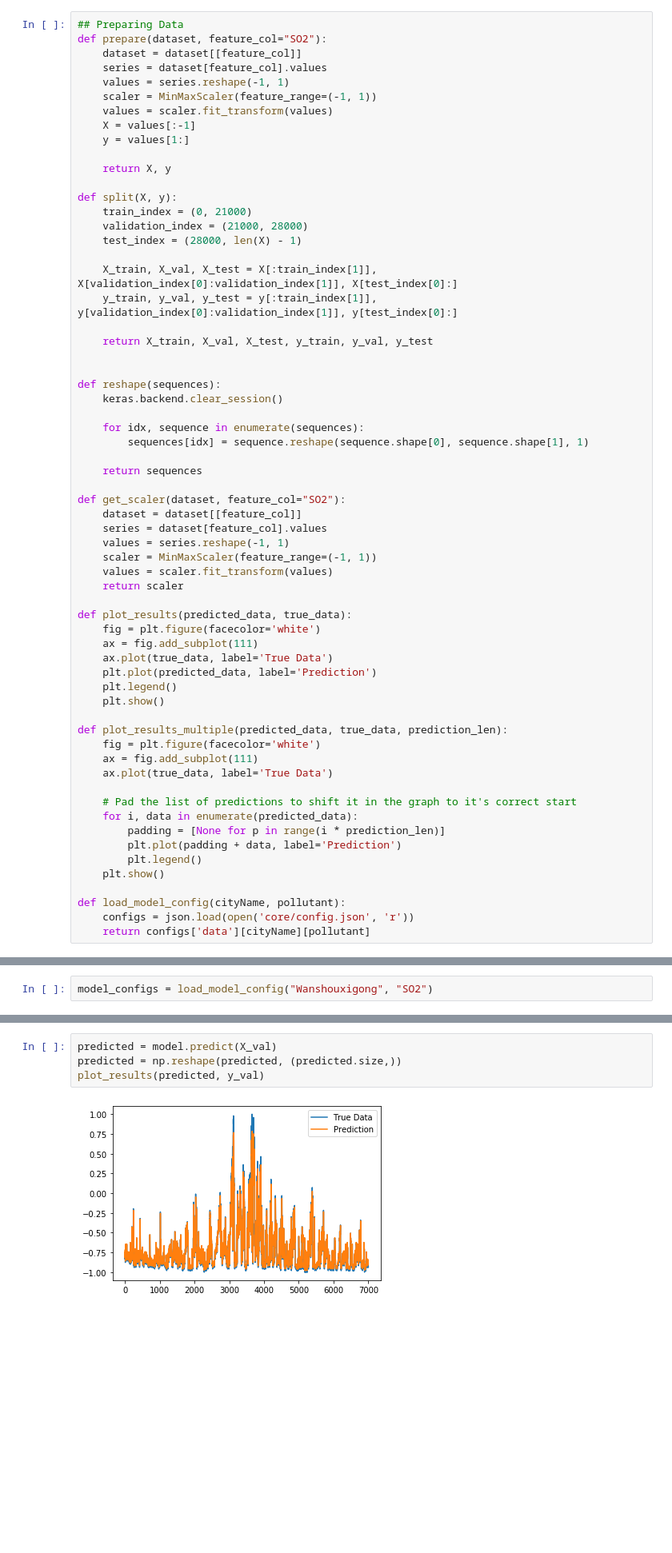
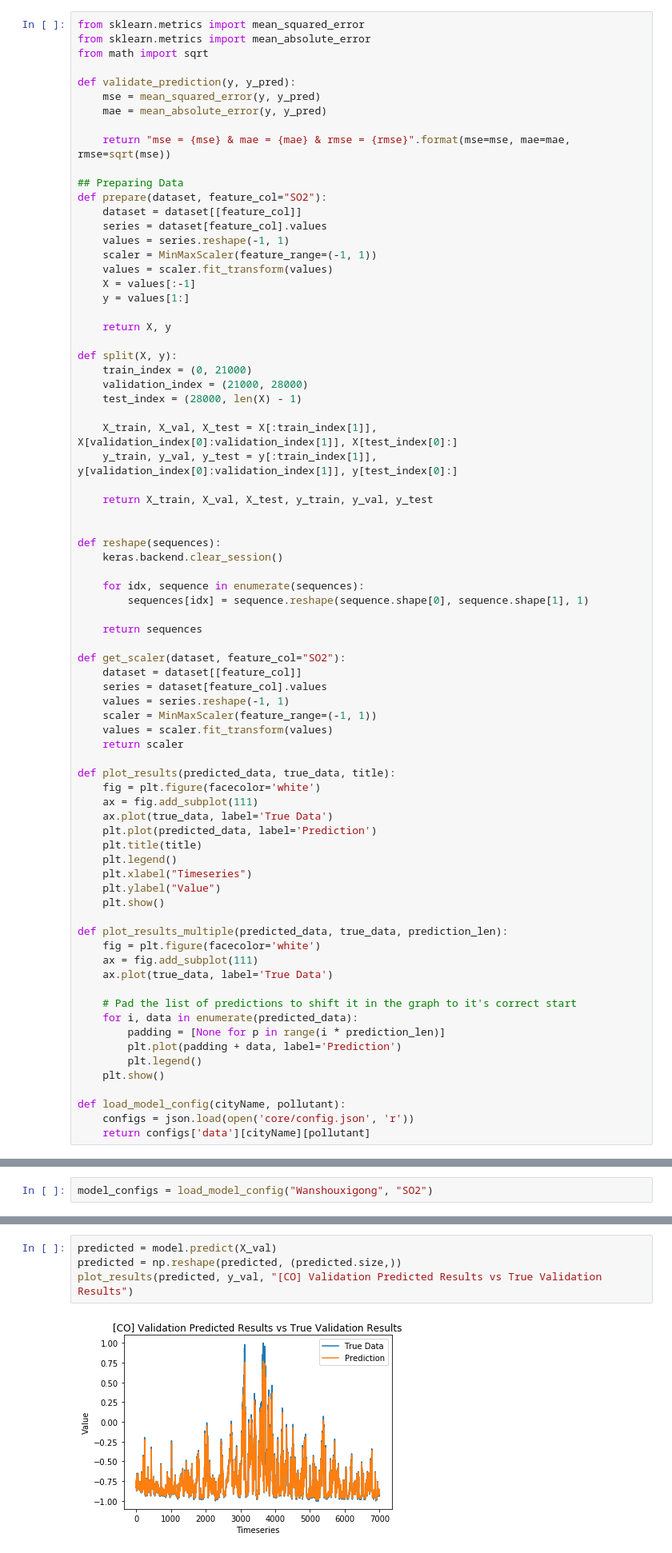
Before and after one commit to rickypereira/BeijingAirPollutionPrediction, a Jupyter notebook: Recurrent Neural Network.ipynb, the cells around one changed output, grey strips where cells are left out. Shown at 80% size. Saved outputs shown, nothing was run; the diff lists cells and outputs as text; blank space fills up the shorter version.

```diff
--- a/Recurrent Neural Network.ipynb
+++ b/Recurrent Neural Network.ipynb
@@ -30,6 +30,16 @@ logger = logging.getLogger(__name__)
 # %%
 dataset = jb.load('data/cleaned/unnormalized_Wanshouxigong.joblib')
 # %%
+from sklearn.metrics import mean_squared_error
+from sklearn.metrics import mean_absolute_error
+from math import sqrt
+
+def validate_prediction(y, y_pred):
+    mse = mean_squared_error(y, y_pred)
+    mae = mean_absolute_error(y, y_pred)
+
+    return "mse = {mse} & mae = {mae} & rmse = {rmse}".format(mse=mse, mae=mae, rmse=sqrt(mse))
+
 ## Preparing Data
 def prepare(dataset, feature_col="SO2"):
     dataset = dataset[[feature_col]]
@@ -69,12 +79,15 @@ def get_scaler(dataset, feature_col="SO2"):
     values = scaler.fit_transform(values)
     return scaler
 
-def plot_results(predicted_data, true_data):
+def plot_results(predicted_data, true_data, title):
     fig = plt.figure(facecolor='white')
     ax = fig.add_subplot(111)
     ax.plot(true_data, label='True Data')
     plt.plot(predicted_data, label='Prediction')
+    plt.title(title)
     plt.legend()
+    plt.xlabel("Timeseries")
+    plt.ylabel("Value")
     plt.show()
 
 def plot_results_multiple(predicted_data, true_data, prediction_len):
@@ -293,8 +330,8 @@ Epoch 30/30
 # %%
 predicted = model.predict(X_val)
 predicted = np.reshape(predicted, (predicted.size,))
-plot_results(predicted, y_val)
+plot_results(predicted, y_val, "[CO] Validation Predicted Results vs True Validation Results")
 # %% [output]
-[figure, old version]
+[figure, new version]
 # %%
 model.save("data/model/simple_rnn_co.rnn")
```
Also changed, not shown: parts of 49 cells of this notebook, 2 other files.
